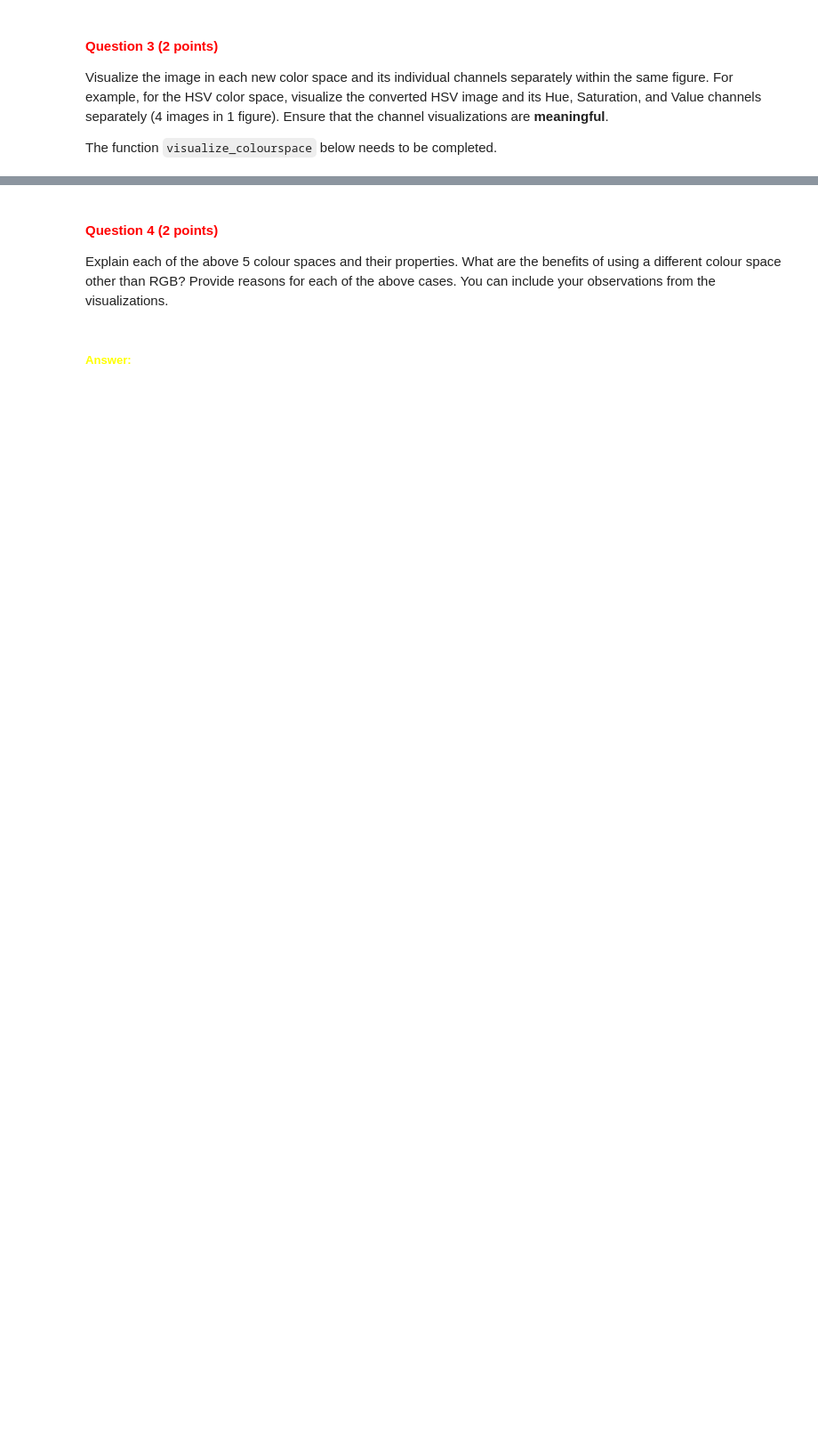
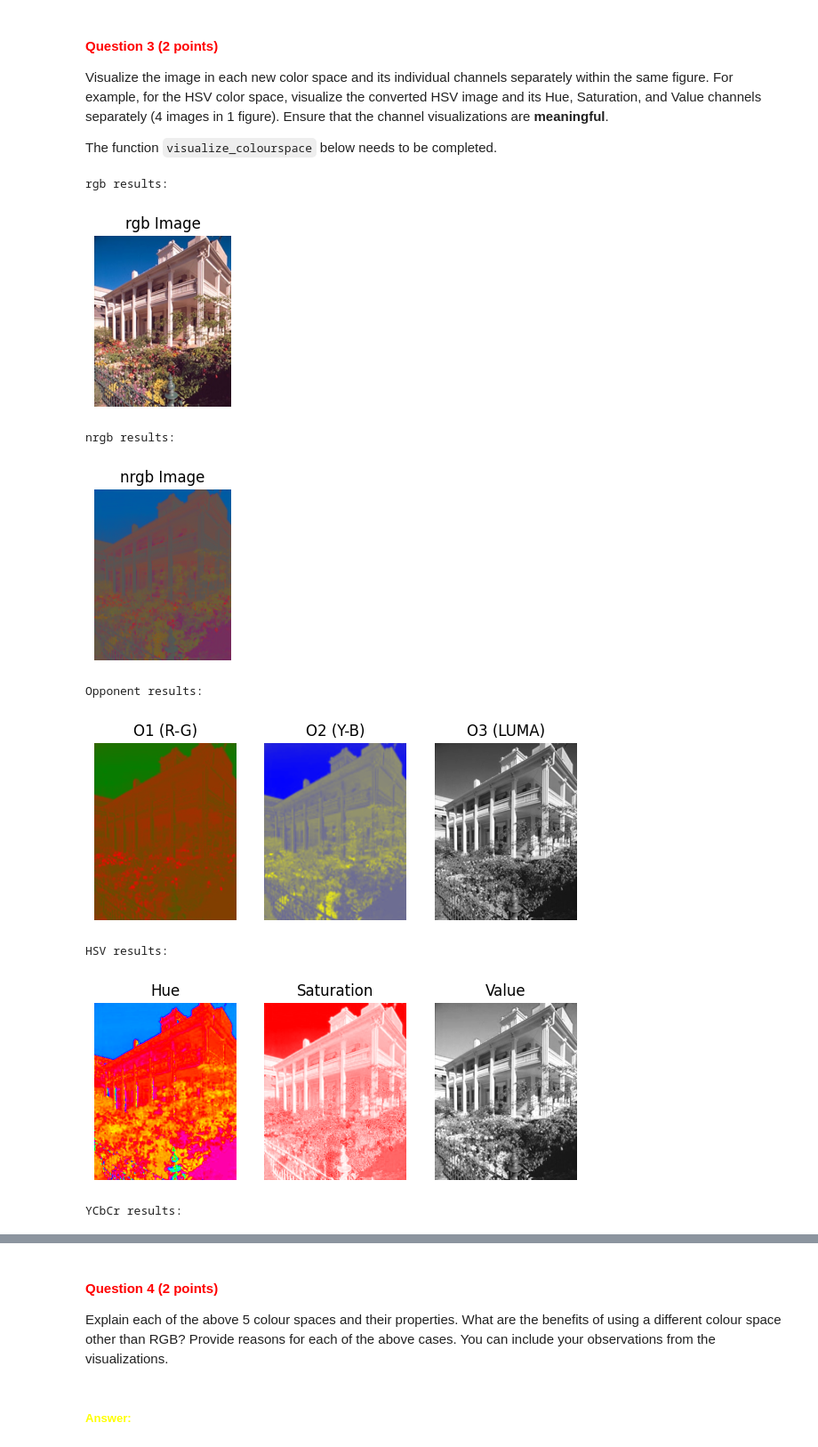
Before and after one commit to WouterBesse/cv1-lab-1, a Jupyter notebook: cv1-lab-1.ipynb, the cells around one changed output, grey strips where cells are left out. Shown at 89% size. Drawn from its saved outputs; the diff is of its cells as text; code cells hidden in the pictures; blank space fills up the shorter version.

```diff
--- a/cv1-lab-1.ipynb
+++ b/cv1-lab-1.ipynb
@@ -445,37 +343,3 @@ Error:
 Visualize the image in each new color space and its individual channels separately within the same figure. For example, for the HSV color space, visualize the converted HSV image and its Hue, Saturation, and Value channels separately (4 images in 1 figure). Ensure that the channel visualizations are **meaningful**.
 
 The function `visualize_colourspace` below needs to be completed.
-# %%
-def visualize_colourspace(image, colourspace='rgb'):
-    """
-    Visualize the image in its corresponding colour space.
-    This function visualizes 1 figure with 4 images.
-    Hint: some RGB representation of the new colour space image + each of its channels
-
-    Args:
-        image: image with channels of some colour space
-        colourspace: colour space to be converted to.
-        - choices: opponent, nrgb, hsv, ycbcr, grays
-    """
-
-    # YOUR CODE HERE
-
-    if colourspace == 'opponent':
-        # YOUR CODE HERE
-
-    elif colourspace in ['rgb', 'nrgb']:
-        # YOUR CODE HERE
-
-    elif colourspace == 'hsv':
-        # YOUR CODE HERE
-
-    elif colourspace == 'ycbcr':
-        # YOUR CODE HERE
-
-    elif colourspace == 'grays':
-        # YOUR CODE HERE
-
-    else:
-        raise NotImplementedError('Unknown colorspace type [%s]...' % colourspace)
-
-    plt.show()
@@ -482,6 +448,21 @@ def visualize_colourspace(image, colourspace='rgb'):
 # %%
 # Load and convert the image to RGB
 image = cv2.imread('images/beehive_house.jpg')
 image = cv2.cvtColor(image, cv2.COLOR_BGR2RGB)
 
-# YOUR CODE HERE
+visualize_colourspace(image, 'rgb')
+visualize_colourspace(image, 'nrgb')
+visualize_colourspace(image, 'opponent')
+visualize_colourspace(image, 'hsv')
+visualize_colourspace(image, 'ycbcr')
+visualize_colourspace(image, 'grays')
+# %% [output]
+rgb results:
+[figure, added]
+nrgb results:
+[figure, added]
+Opponent results:
+[figure, added]
+HSV results:
+[figure, added]
+YCbCr results:
```
Also changed, not shown: parts of 12 cells of this notebook.
